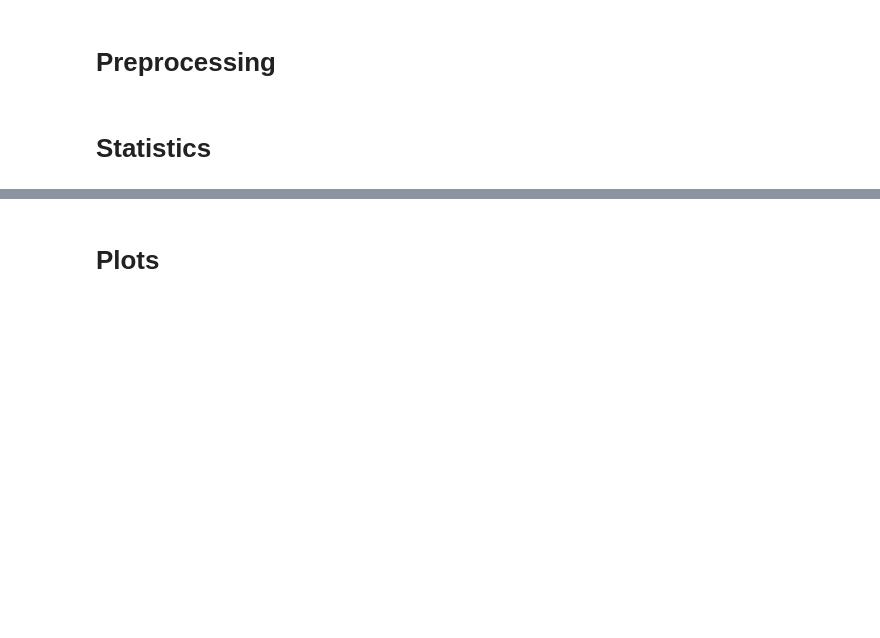
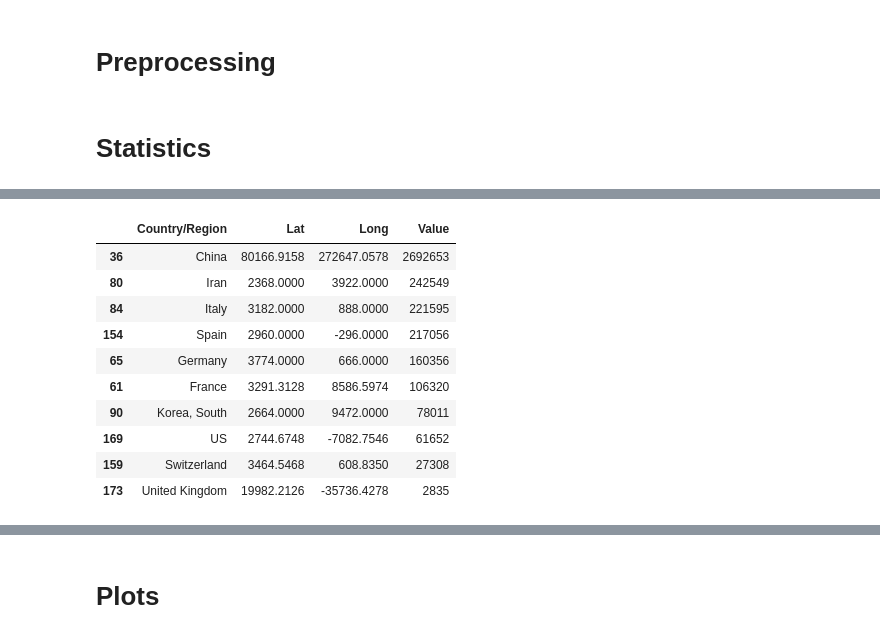
Before and after one commit to An-Dang/COVID-19-Dashboard, a Jupyter notebook: notebook/COVID-19-graphs.ipynb, the cells around one changed output, grey strips where cells are left out. Drawn from its saved outputs; the diff is of its cells as text; code cells hidden in the pictures; blank space fills up the shorter version.

```diff
--- a/notebook/COVID-19-graphs.ipynb
+++ b/notebook/COVID-19-graphs.ipynb
@@ -85,0 +98,19 @@ transformed_covid_conf.groupby(
+# %%
+# Get top 10 conf Countries as list
+top_10_conf_list = top_10_countries(top_conf)
+
+# Filter recovered Countries by top 10 conf
+tmp_1 = top_recov[top_recov['Country/Region'].isin(top_10_conf_list)]
+tmp_1
+# %% [output]
+|  | Country/Region | Lat | Long | Value |
+| 36 | China | 80166.9158 | 272647.0578 | 2692653 |
+| 80 | Iran | 2368.0000 | 3922.0000 | 242549 |
+| 84 | Italy | 3182.0000 | 888.0000 | 221595 |
+| 154 | Spain | 2960.0000 | -296.0000 | 217056 |
+| 65 | Germany | 3774.0000 | 666.0000 | 160356 |
+| 61 | France | 3291.3128 | 8586.5974 | 106320 |
+| 90 | Korea, South | 2664.0000 | 9472.0000 | 78011 |
+| 169 | US | 2744.6748 | -7082.7546 | 61652 |
+| 159 | Switzerland | 3464.5468 | 608.8350 | 27308 |
+| 173 | United Kingdom | 19982.2126 | -35736.4278 | 2835 |
```
Also changed, not shown: parts of 22 cells of this notebook, 8 other files.
